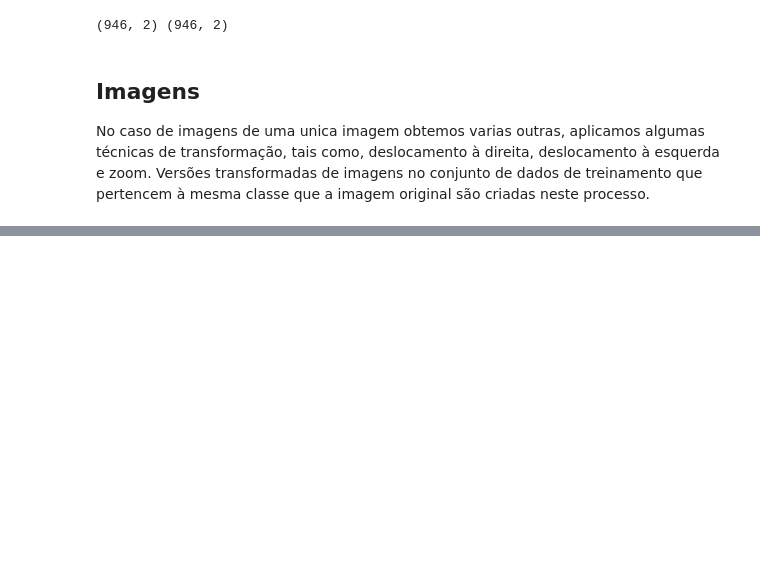
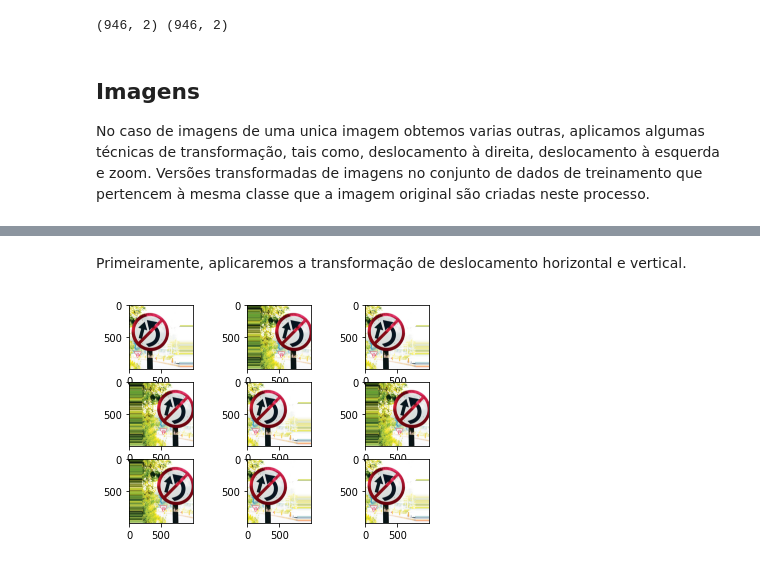
Before and after one commit to titocampos/estudo-crm, a Jupyter notebook: Data_Augmentation.ipynb, the cells around one changed output, grey strips where cells are left out. Cells and saved outputs as stored; diff of their text form; code cells hidden in the pictures; blank space fills up the shorter version.

```diff
--- a/Data_Augmentation.ipynb
+++ b/Data_Augmentation.ipynb
@@ -56,0 +86,17 @@ No caso de imagens de uma unica imagem obtemos varias outras, aplicamos algumas
+# %% [markdown]
+Primeiramente, aplicaremos a transformação de deslocamento horizontal e vertical.
+# %%
+#Random horizontal shift
+datagen = ImageDataGenerator()
+data = img_to_array(image)
+samples = expand_dims(data, 0)
+datagen = ImageDataGenerator(width_shift_range=[-200,200])
+it = datagen.flow(samples, batch_size=1)
+for i in range(9):
+  plt.subplot(330 + 1 + i)
+  batch = it.next()
+  image1 = batch[0].astype('uint8')
+  plt.imshow(image1)
+plt.show();
+# %% [output]
+[figure, added]
```
Also changed, not shown: parts of 9 cells of this notebook.
